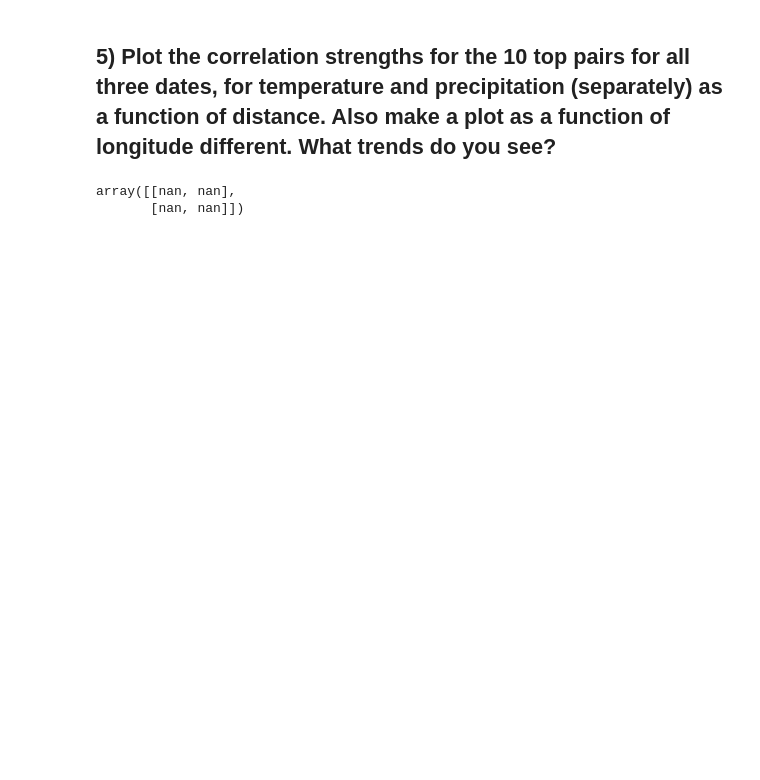
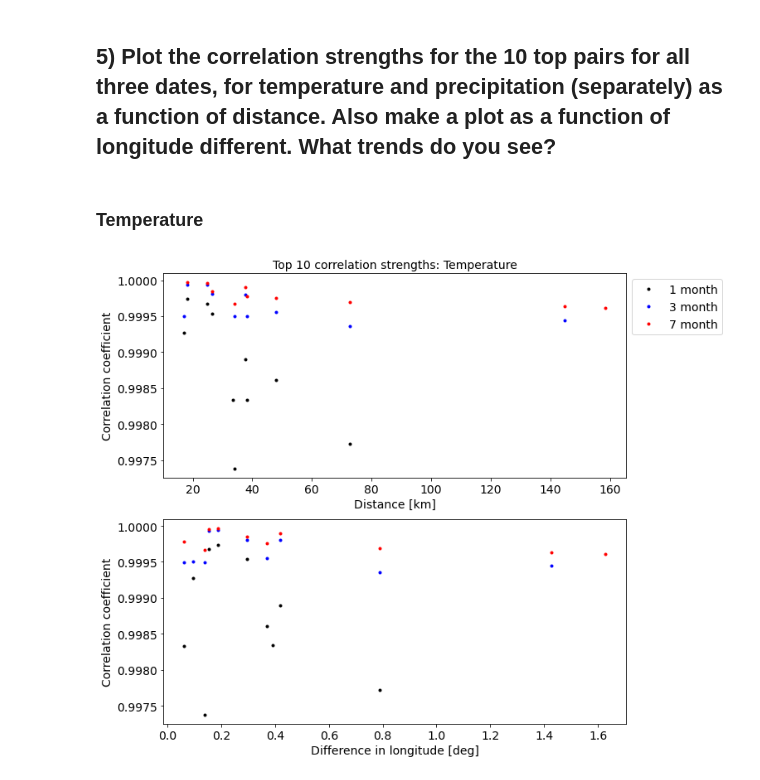
Before and after one commit to JBeechert/python-ay250-homework, a Jupyter notebook: hw_5/hw_5.ipynb, the cells around one changed output. Cells and saved outputs as stored; diff of their text form; code cells hidden in the pictures; blank space fills up the shorter version.

Commit message:
Found correlation coefficients and made plots for part 5

```diff
--- a/hw_5/hw_5.ipynb
+++ b/hw_5/hw_5.ipynb
@@ -436,0 +485,19 @@ plt.legend()
+# %%
+n = 10
+top_t_1 = df_corr.nlargest(n, "t_corrcoef_1", keep="all")
+top_t_1 = top_t_1[["airport1", "airport2", "lon_diff", "distance_km", "t_corrcoef_1"]]
+
+top_t_3 = df_corr.nlargest(n, "t_corrcoef_3", keep="all")
+top_t_3 = top_t_3[["airport1", "airport2", "lon_diff", "distance_km", "t_corrcoef_3"]]
+
+top_t_7 = df_corr.nlargest(n, "t_corrcoef_7", keep="all")
+top_t_7 = top_t_7[["airport1", "airport2", "lon_diff", "distance_km", "t_corrcoef_7"]]
+
+top_p_1 = df_corr.nlargest(n, "p_corrcoef_1", keep="all")
+top_p_1 = top_p_1[["airport1", "airport2", "lon_diff", "distance_km", "p_corrcoef_1"]]
+
+top_p_3 = df_corr.nlargest(n, "p_corrcoef_3", keep="all")
+top_p_3 = top_p_3[["airport1", "airport2", "lon_diff", "distance_km", "p_corrcoef_3"]]
+
+top_p_7 = df_corr.nlargest(n, "p_corrcoef_7", keep="all")
+top_p_7 = top_p_7[["airport1", "airport2", "lon_diff", "distance_km", "p_corrcoef_7"]]
@@ -442,5 +520,29 @@ KSFO_precip_3 = df["dprecip_3"][df["code"] == "KSFO"].values
-# %%
-np.corrcoef(KATL_precip_3, KSFO_precip_3)
-# %% [output]
-array([[nan, nan],
-       [nan, nan]])
+# %% [markdown]
+### Temperature
+# %%
+plt.figure(figsize=(10,10))
+
+plt.subplot(211)
+plt.plot(top_t_1["distance_km"], top_t_1["t_corrcoef_1"], "k.", label="1 month")
+plt.plot(top_t_3["distance_km"], top_t_3["t_corrcoef_3"], "b.", label="3 month")
+plt.plot(top_t_7["distance_km"], top_t_7["t_corrcoef_7"], "r.", label="7 month")
+
+plt.title("Top 10 correlation strengths: Temperature", fontsize=14)
+plt.yticks(fontsize=14)
+plt.xticks(fontsize=14)
+plt.ylabel("Correlation coefficient", fontsize=14)
+plt.xlabel("Distance [km]", fontsize=14)
+plt.legend(fontsize=14, bbox_to_anchor=(1,1));
+
+
+plt.subplot(212)
+plt.plot(top_t_1["lon_diff"], top_t_1["t_corrcoef_1"], "k.", label="1 month")
+plt.plot(top_t_3["lon_diff"], top_t_3["t_corrcoef_3"], "b.", label="3 month")
+plt.plot(top_t_7["lon_diff"], top_t_7["t_corrcoef_7"], "r.", label="7 month")
+
+plt.yticks(fontsize=14)
+plt.xticks(fontsize=14)
+plt.ylabel("Correlation coefficient", fontsize=14)
+plt.xlabel("Difference in longitude [deg]", fontsize=14);
+# %% [output]
+[figure, added]
```
Also changed, not shown: parts of 9 cells of this notebook.
